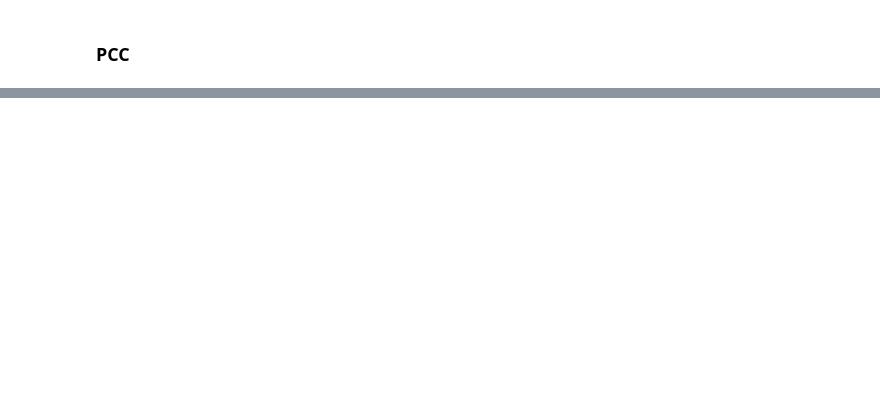
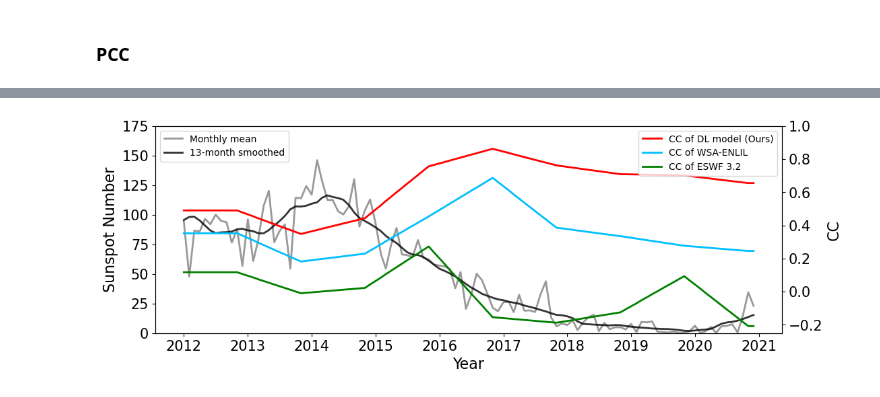
Before and after one commit to coffee77iruk/SW_Speed_comparison, a Jupyter notebook: statistical_verification.ipynb, the cells around one changed output, grey strips where cells are left out. Saved outputs shown, nothing was run; the diff lists cells and outputs as text; code cells hidden in the pictures; blank space fills up the shorter version.

```diff
--- a/statistical_verification.ipynb
+++ b/statistical_verification.ipynb
@@ -330,0 +712,3 @@ for CR_lists in [CR_list_2012, CR_list_2013, CR_list_2014, CR_list_2015, CR_list
+# %%
+sunspot_ms_path = "E:/Research/SWspeed/Visualization_2010-2020/sunspot_number/SN_ms_tot_V2.0.txt"
+sunspot_m_path = "E:/Research/SWspeed/Visualization_2010-2020/sunspot_number/SN_m_tot_V2.0.txt"
@@ -330,0 +849,38 @@ for CR_lists in [CR_list_2012, CR_list_2013, CR_list_2014, CR_list_2015, CR_list
+# %%
+date = []
+sunspot_num_m = []
+sunspot_num_ms = []
+
+with open(sunspot_m_path, 'r') as f:
+    for line in f.readlines():
+        date.append(datetime.strptime(line[:7], '%Y %m'))
+        sunspot_num_m.append(float(line[18:23]))
+
+with open(sunspot_ms_path, 'r') as f:
+    for line in f.readlines():
+        sunspot_num_ms.append(float(line[18:23]))
+# %%
+fig, ax1 = plt.subplots(figsize=(12, 4))
+
+ax1.plot(date, sunspot_num_m, c='gray', alpha=0.8, label='Monthly mean')
+ax1.plot(date, sunspot_num_ms, c='black', alpha=0.8, label='13-month smoothed')
+ax1.set_xlabel("Year", fontsize=16)
+ax1.set_ylabel("Sunspot Number", fontsize=16)
+ax1.set_ylim(0, 175)
+ax1.legend(loc='upper left', fontsize=10)
+
+ax2 = ax1.twinx()
+ax2.plot(date, model_month_cc_list, c='red', label='CC of DL model (Ours)')
+ax2.plot(date, wsa_month_cc_list, c='deepskyblue', label='CC of WSA-ENLIL')
+ax2.plot(date, eswf_month_cc_list, c='green', label='CC of ESWF 3.2')
+ax2.set_ylabel("CC", fontsize=16)
+ax2.set_ylim(-0.25, 1)
+ax2.legend(loc='upper right', fontsize=10)
+
+title_str = "Sunspot Number vs CC (models)"
+save_path = "E:\\Research\\SWspeed\\Visualization_2012-2020\\plot_images\\\\{}.png".format(title_str)
+plt.savefig(save_path, dpi=300, bbox_inches='tight')  # Save figure
+
+plt.show()
+# %% [output]
+[figure, added]
```
Also changed, not shown: parts of 14 cells of this notebook, 1 other file.
